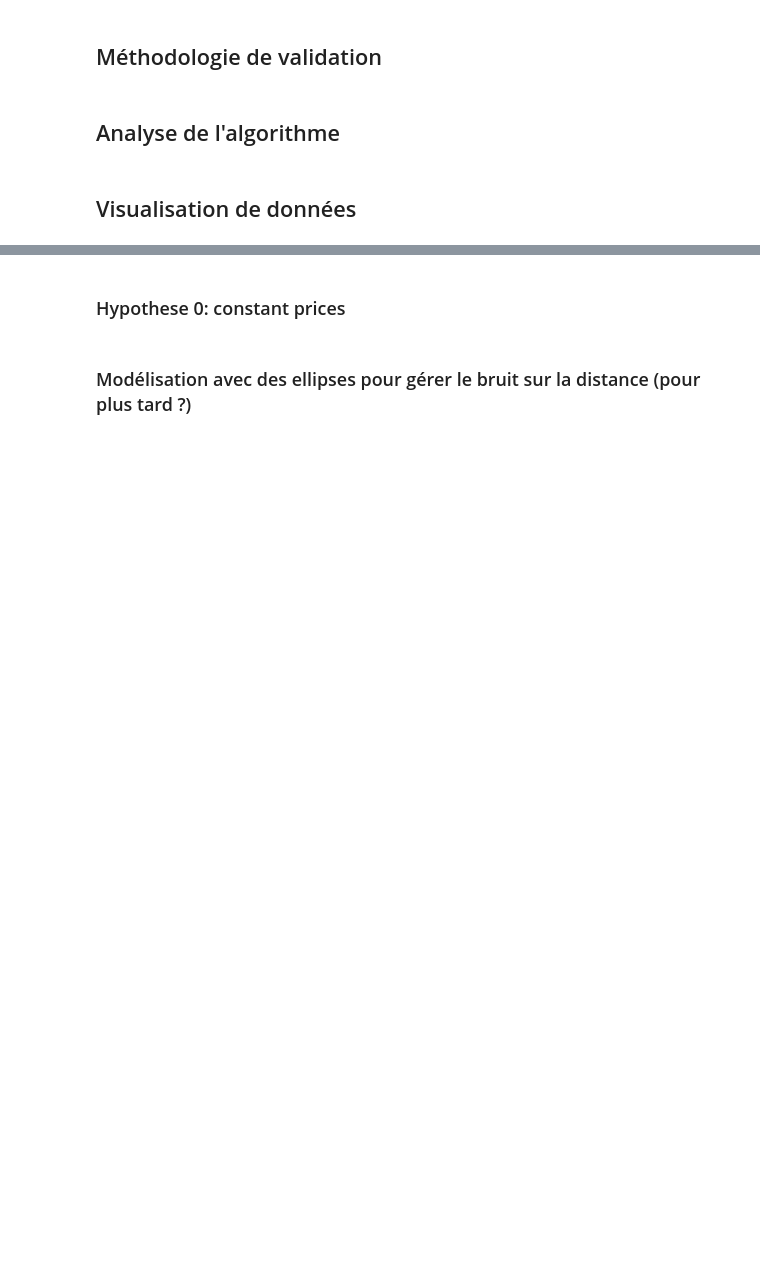
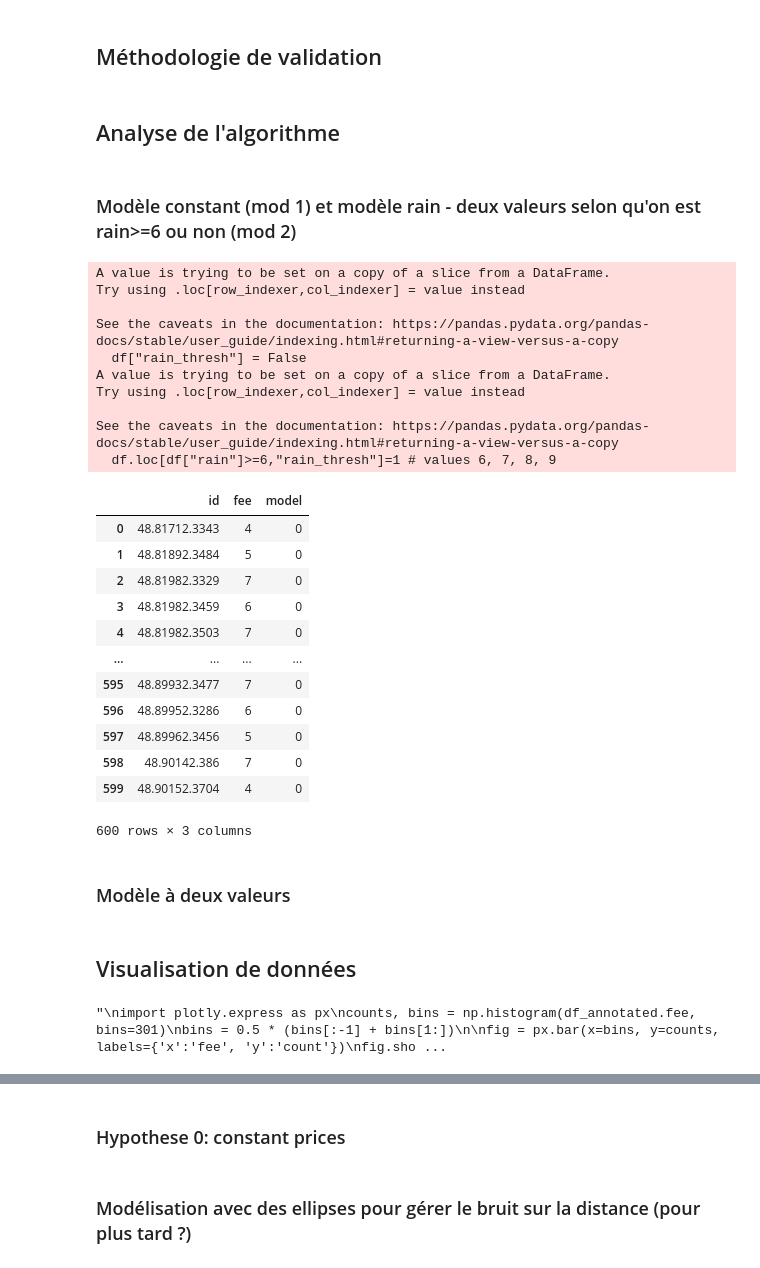
Before and after one commit to pedevineau/Inconnus, a Jupyter notebook: restaurant.ipynb, the cells around one changed output, grey strips where cells are left out. Saved outputs shown, nothing was run; the diff lists cells and outputs as text; code cells hidden in the pictures; blank space fills up the shorter version.

```diff
--- a/restaurant.ipynb
+++ b/restaurant.ipynb
@@ -69,3 +95,36 @@ from sklearn.model_selection import train_test_split
 ## Analyse de l'algorithme
 # %%
 # Nos idées, à mettre plus tard dans le README.md (à la fin du hackathon)
+# %% [markdown]
+### Modèle constant (mod 1) et modèle rain - deux valeurs selon qu'on est  rain>=6 ou non  (mod 2)
+# %%
+df["rain_thresh"] = False
+df.loc[df["rain"]>=6,"rain_thresh"]=1 # values 6, 7, 8, 9
+restaurant_model = df[["fee", "id"]].groupby("id").nunique().reset_index()
+restaurant_model["model"] = 0
+restaurant_model.loc[restaurant_model["fee"]==1, "model"] = 1
+restaurant_model
+# %% [output]
+A value is trying to be set on a copy of a slice from a DataFrame.
+Try using .loc[row_indexer,col_indexer] = value instead
+
+See the caveats in the documentation: https://pandas.pydata.org/pandas-docs/stable/user_guide/indexing.html#returning-a-view-versus-a-copy
+  df["rain_thresh"] = False
+A value is trying to be set on a copy of a slice from a DataFrame.
+Try using .loc[row_indexer,col_indexer] = value instead
+
+See the caveats in the documentation: https://pandas.pydata.org/pandas-docs/stable/user_guide/indexing.html#returning-a-view-versus-a-copy
+  df.loc[df["rain"]>=6,"rain_thresh"]=1 # values 6, 7, 8, 9
+|  | id | fee | model |
+| 0 | 48.81712.3343 | 4 | 0 |
+| 1 | 48.81892.3484 | 5 | 0 |
+| 2 | 48.81982.3329 | 7 | 0 |
+| 3 | 48.81982.3459 | 6 | 0 |
+| 4 | 48.81982.3503 | 7 | 0 |
+| ... | ... | ... | ... |
+| 595 | 48.89932.3477 | 7 | 0 |
+| 596 | 48.89952.3286 | 6 | 0 |
+| 597 | 48.89962.3456 | 5 | 0 |
+| 598 | 48.90142.386 | 7 | 0 |
+| 599 | 48.90152.3704 | 4 | 0 |
+600 rows × 3 columns
@@ -72,7 +133,18 @@ from sklearn.model_selection import train_test_split
+# %% [markdown]
+### Modèle à deux valeurs
 # %% [markdown]
 ## Visualisation de données
 # %%
-#df.fee.value_counts()
+"""
+import plotly.express as px
+counts, bins = np.histogram(df_annotated.fee, bins=301)
+bins = 0.5 * (bins[:-1] + bins[1:])
+
+fig = px.bar(x=bins, y=counts, labels={'x':'fee', 'y':'count'})
+fig.show()
+"""
+# %% [output]
+"\nimport plotly.express as px\ncounts, bins = np.histogram(df_annotated.fee, bins=301)\nbins = 0.5 * (bins[:-1] + bins[1:])\n\nfig = px.bar(x=bins, y=counts, labels={'x':'fee', 'y':'count'})\nfig.sho ...
 # %%
 import seaborn as sns
 import plotly # https://plotly.com/python/
```
Also changed, not shown: parts of 9 cells of this notebook.
